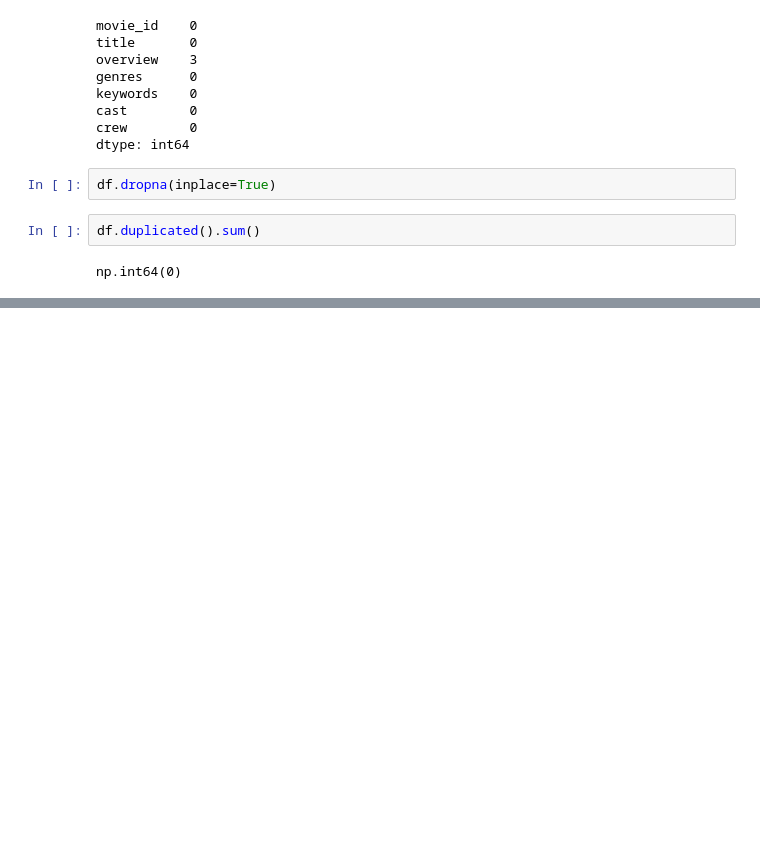
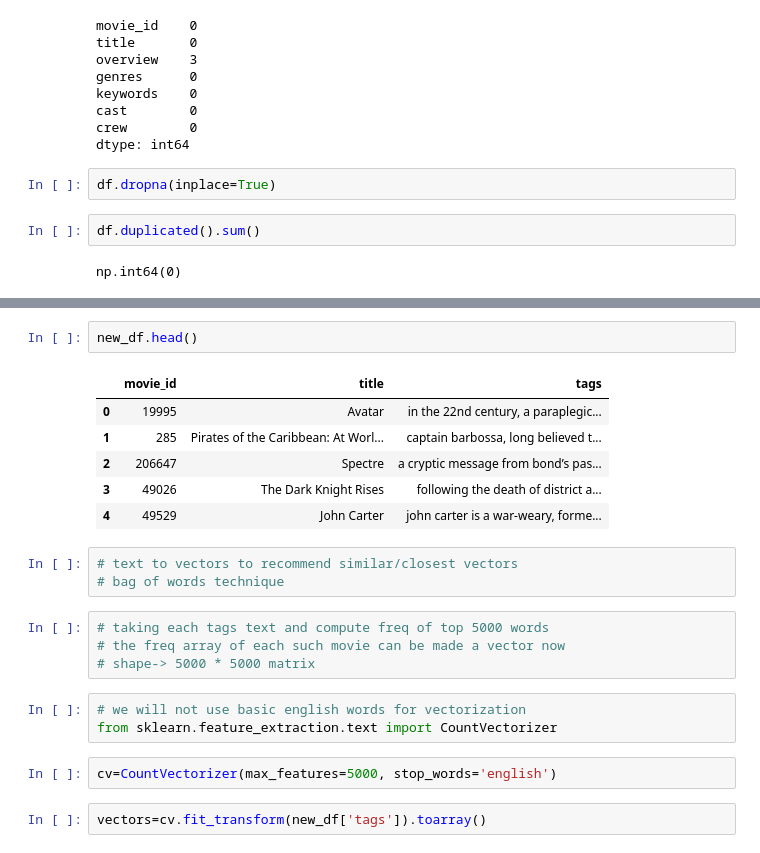
Before and after one commit to Sayanta-Claus/movie-recommender, a Jupyter notebook: movie_recommender.ipynb, the cells around one changed output, grey strips where cells are left out. Drawn from its saved outputs; the diff is of its cells as text; blank space fills up the shorter version.

Commit message:
recommender built

```diff
--- a/movie_recommender.ipynb
+++ b/movie_recommender.ipynb
@@ -61,0 +174,23 @@ def convert(obj):
+# %%
+new_df.head()
+# %% [output]
+|  | movie_id | title | tags |
+| 0 | 19995 | Avatar | in the 22nd century, a paraplegic... |
+| 1 | 285 | Pirates of the Caribbean: At Worl... | captain barbossa, long believed t... |
+| 2 | 206647 | Spectre | a cryptic message from bond’s pas... |
+| 3 | 49026 | The Dark Knight Rises | following the death of district a... |
+| 4 | 49529 | John Carter | john carter is a war-weary, forme... |
+# %%
+# text to vectors to recommend similar/closest vectors
+# bag of words technique
+# %%
+# taking each tags text and compute freq of top 5000 words
+# the freq array of each such movie can be made a vector now
+# shape-> 5000 * 5000 matrix
+# %%
+# we will not use basic english words for vectorization
+from sklearn.feature_extraction.text import CountVectorizer
+# %%
+cv=CountVectorizer(max_features=5000, stop_words='english')
+# %%
+vectors=cv.fit_transform(new_df['tags']).toarray()
```
Also changed, not shown: parts of 31 cells of this notebook, 6 other files.
